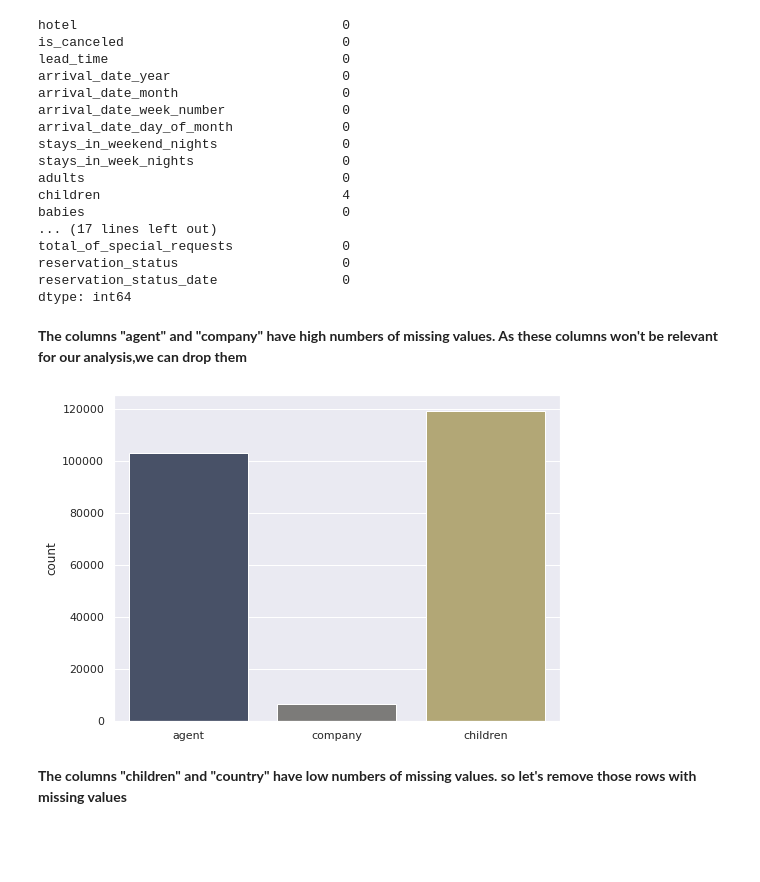
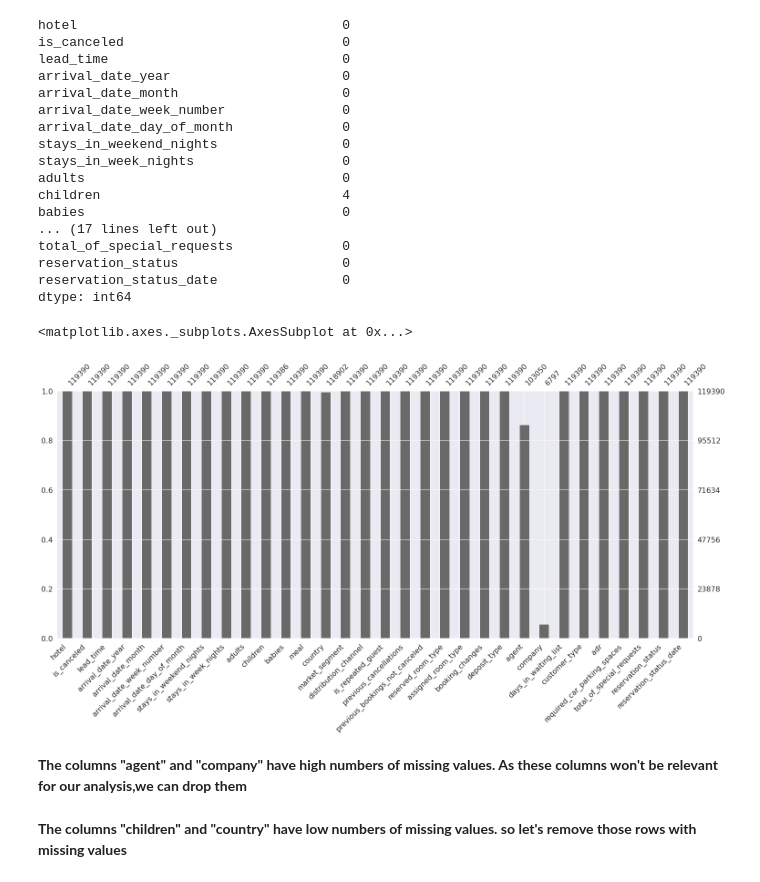
Before and after one commit to praveenbejo95/Hotel-booking-analysis-EDA-, a Jupyter notebook: Hotel_Booking_Analysis_EDA_Capstone_Project.ipynb, the cells around one changed output. Cells and saved outputs as stored; diff of their text form; code cells hidden in the pictures; blank space fills up the shorter version.

```diff
--- a/Hotel_Booking_Analysis_EDA_Capstone_Project.ipynb
+++ b/Hotel_Booking_Analysis_EDA_Capstone_Project.ipynb
@@ -87,6 +87,12 @@ total_of_special_requests              0
 reservation_status                     0
 reservation_status_date                0
 dtype: int64
+# %%
+import missingno as msno#this library shows the null values in a graph
+
+msno.bar(df)
+# %% [output]
+<matplotlib.axes._subplots.AxesSubplot at 0x...>
+[figure, added]
 # %% [markdown]
-**The columns "agent" and "company" have high numbers of missing values.
-As these columns won't be relevant for our analysis,we can drop them**
+**The columns "agent" and "company" have high numbers of missing values. As these columns won't be relevant for our analysis,we can drop them**
@@ -95,10 +99,3 @@ null_values=df[['agent','company','children','country']]
-# %%
-plt.figure(figsize=(8,6))
-sns.set_theme(style="darkgrid")
-sns.countplot(data=null_values,palette="cividis")
-plt.show()
-# %% [output]
-[figure, removed]
 # %%
 df=df.drop(['agent','company'],axis=1)
 # %% [markdown]
```
Also changed, not shown: parts of 18 cells of this notebook.
